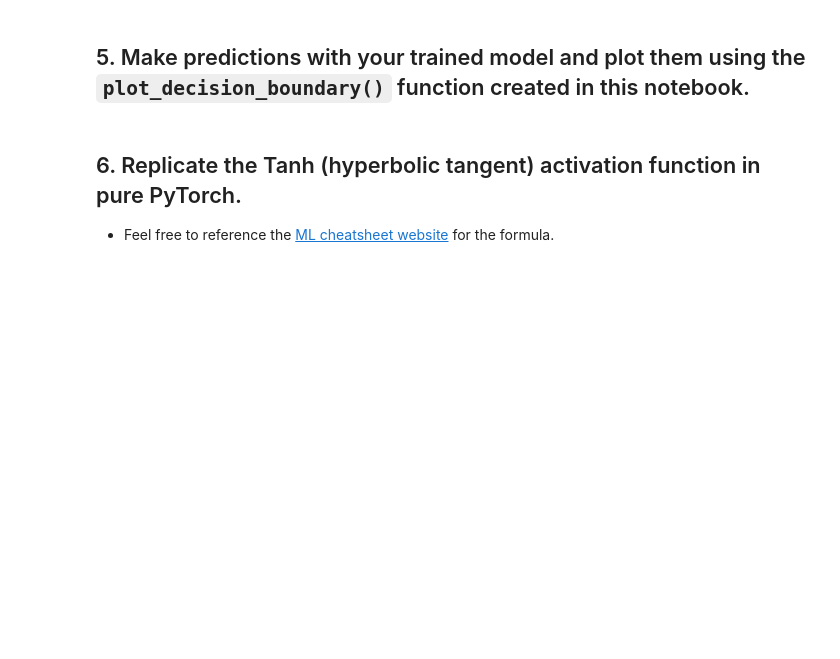
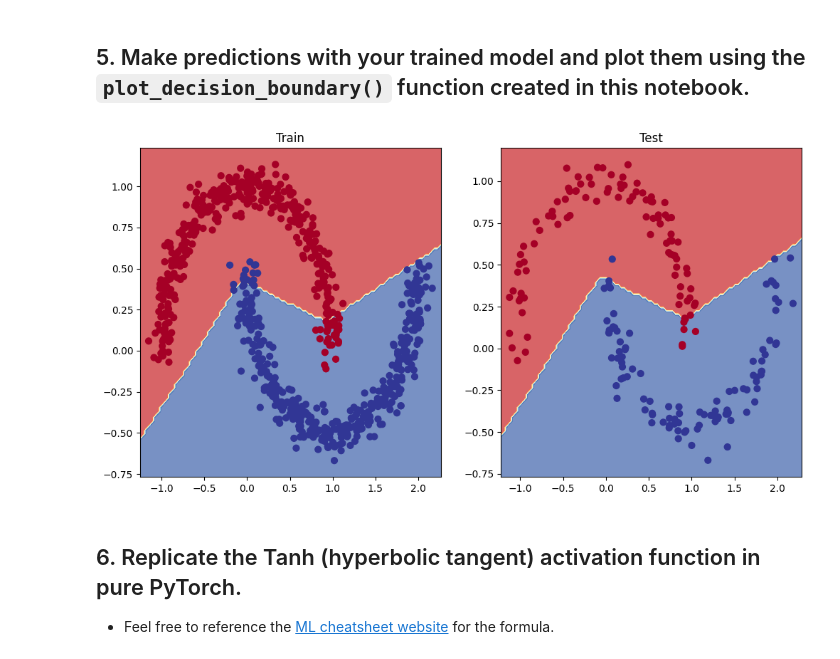
Before and after one commit to keysersozea/Pytorch_Tutorial, a Jupyter notebook: 02_pytorch_classification_exercises.ipynb, the cells around one changed output. Drawn from its saved outputs; the diff is of its cells as text; code cells hidden in the pictures; blank space fills up the shorter version.

Commit message:
PyTorch Classification Examples completed

```diff
--- a/02_pytorch_classification_exercises.ipynb
+++ b/02_pytorch_classification_exercises.ipynb
@@ -109,7 +110,7 @@ model_0 = MoonModelV0(feature_number=NUM_FEATURE).to(device)
 # Setup loss function
 loss_fn = nn.BCEWithLogitsLoss()
 optimizer = torch.optim.SGD(params=model_0.parameters(),
-                            lr = 0.01)
+                            lr = 0.1)
 
 # Setup optimizer to optimize model's parameters
 # %% [markdown]
@@ -171,15 +166,15 @@ torch.Size([800, 1])
 torch.manual_seed(RANDOM_SEED)
 
 # Setup epochs
-epochs = 1000
+epochs = 10000
 
 
 ## Loop through the data
 for epoch in range(epochs):
-# Training
+  # Training
   model_0.train()
 # 1. Forward pass (logits output)
-  y_logits = model_0(X_train).squeeze()
+  y_logits = model_0(X_train).squeeze() # squueze() should be used in order to avoid shape mismatch
   y_pred_probs = torch.sigmoid(y_logits)
   y_pred = torch.round(y_pred_probs)
 
@@ -198,18 +193,20 @@ for epoch in range(epochs):
 
 
 
-## Testing
-model_0.eval()
-with torch.inference_mode():
-  # 1. Forward pass (to get the logits)
-  test_logits = model_0(X_test).squeeze()
-  test_pred_probs = torch.sigmoid(test_logits)
-  test_preds = torch.round(test_pred_probs)
+  ## Testing
+  model_0.eval()
+  with torch.inference_mode():
+    # 1. Forward pass (to get the logits)
+    test_logits = model_0(X_test).squeeze()
+    test_pred_probs = torch.sigmoid(test_logits)
+    test_preds = torch.round(test_pred_probs)
 
-  # 2. Calculate the test loss/acc
-  test_loss = loss_fn(test_logits, y_test)
-  test_acc = acc_fn(test_preds, y_test)
+    # 2. Calculate the test loss/acc
+    test_loss = loss_fn(test_logits, y_test)
+    test_acc = acc_fn(test_preds, y_test)
 
-  # Print out what's happening every 100 epochs
-if epoch % 100 == 0:
-  print(f"Epoch: {epoch} | Training Loss: {loss} | Training Accuracy: {acc} | Test loss: {test_loss} | Test acc: {test_acc}")
+    # Print out what's happening every 100 epochs
+  if epoch % 100 == 0:
+    print(f"Epoch: {epoch} | Training Loss: {loss} | Training Accuracy: {acc} | Test loss: {test_loss} | Test acc: {test_acc}")
+  if test_acc >= 0.96:
+    break
@@ -257,3 +262,14 @@ def plot_decision_boundary(model, X, y):
+# %%
+# Plot decision boundaries for training and test sets
+plt.figure(figsize=(12, 6))
+plt.subplot(1, 2, 1)
+plt.title("Train")
+plot_decision_boundary(model_0, X_train, y_train)
+plt.subplot(1, 2, 2)
+plt.title("Test")
+plot_decision_boundary(model_0, X_test, y_test)
+# %% [output]
+[figure, added]
 # %% [markdown]
 ## 6. Replicate the Tanh (hyperbolic tangent) activation function in pure PyTorch.
   * Feel free to reference the [ML cheatsheet website](https://ml-cheatsheet.readthedocs.io/en/latest/activation_functions.html#tanh) for the formula.
```
Also changed, not shown: parts of 18 cells of this notebook.
